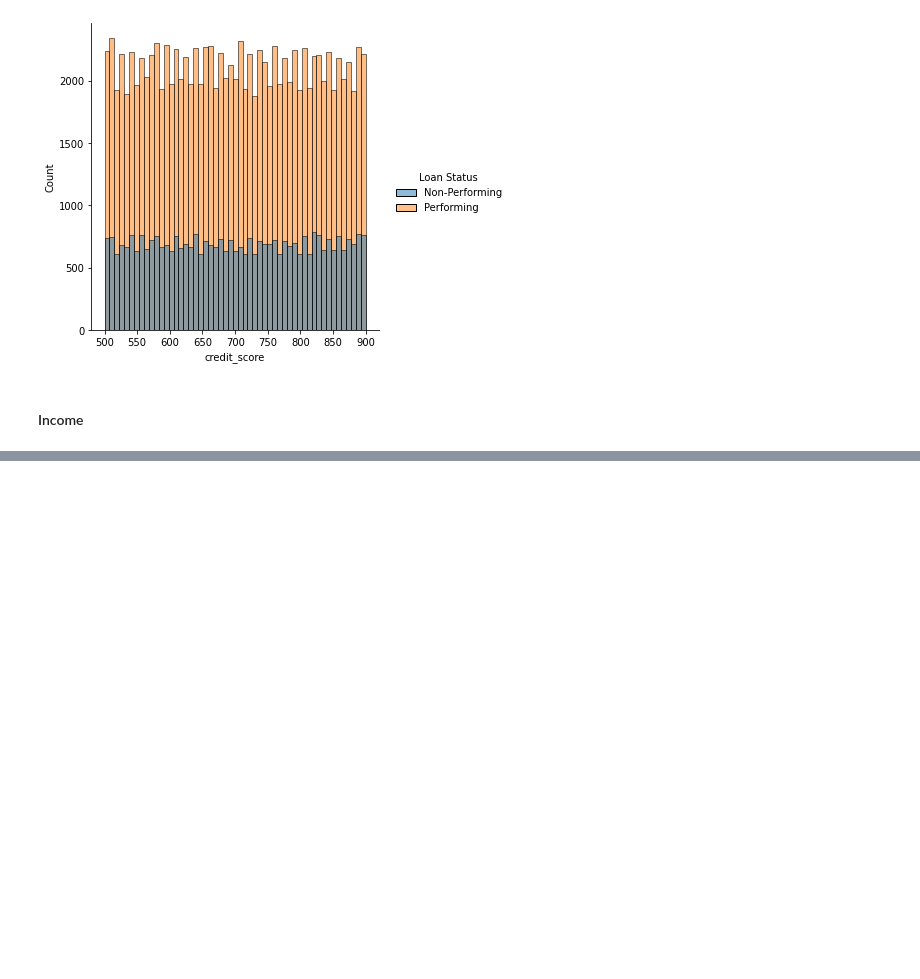
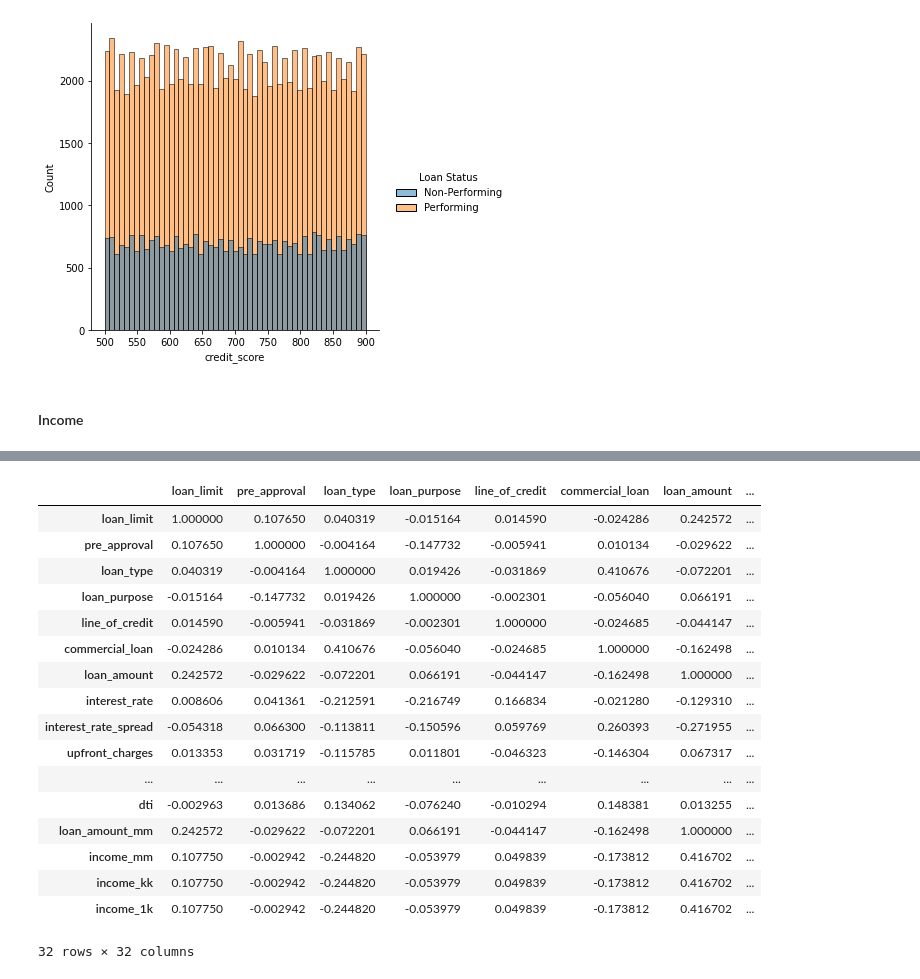
Before and after one commit to bjpayne/mortgage-underwriting-assistant, a Jupyter notebook: report-notebook.ipynb, the cells around one changed output, grey strips where cells are left out. Cells and saved outputs as stored; diff of their text form; code cells hidden in the pictures; blank space fills up the shorter version.

```diff
--- a/report-notebook.ipynb
+++ b/report-notebook.ipynb
@@ -72,0 +94,21 @@ sns.displot(da)
+# %%
+dataset.corr()
+# %% [output]
+|  | loan_limit | pre_approval | loan_type | loan_purpose | line_of_credit | commercial_loan | loan_amount | ... |
+| loan_limit | 1.000000 | 0.107650 | 0.040319 | -0.015164 | 0.014590 | -0.024286 | 0.242572 | ... |
+| pre_approval | 0.107650 | 1.000000 | -0.004164 | -0.147732 | -0.005941 | 0.010134 | -0.029622 | ... |
+| loan_type | 0.040319 | -0.004164 | 1.000000 | 0.019426 | -0.031869 | 0.410676 | -0.072201 | ... |
+| loan_purpose | -0.015164 | -0.147732 | 0.019426 | 1.000000 | -0.002301 | -0.056040 | 0.066191 | ... |
+| line_of_credit | 0.014590 | -0.005941 | -0.031869 | -0.002301 | 1.000000 | -0.024685 | -0.044147 | ... |
+| commercial_loan | -0.024286 | 0.010134 | 0.410676 | -0.056040 | -0.024685 | 1.000000 | -0.162498 | ... |
+| loan_amount | 0.242572 | -0.029622 | -0.072201 | 0.066191 | -0.044147 | -0.162498 | 1.000000 | ... |
+| interest_rate | 0.008606 | 0.041361 | -0.212591 | -0.216749 | 0.166834 | -0.021280 | -0.129310 | ... |
+| interest_rate_spread | -0.054318 | 0.066300 | -0.113811 | -0.150596 | 0.059769 | 0.260393 | -0.271955 | ... |
+| upfront_charges | 0.013353 | 0.031719 | -0.115785 | 0.011801 | -0.046323 | -0.146304 | 0.067317 | ... |
+| ... | ... | ... | ... | ... | ... | ... | ... | ... |
+| dti | -0.002963 | 0.013686 | 0.134062 | -0.076240 | -0.010294 | 0.148381 | 0.013255 | ... |
+| loan_amount_mm | 0.242572 | -0.029622 | -0.072201 | 0.066191 | -0.044147 | -0.162498 | 1.000000 | ... |
+| income_mm | 0.107750 | -0.002942 | -0.244820 | -0.053979 | 0.049839 | -0.173812 | 0.416702 | ... |
+| income_kk | 0.107750 | -0.002942 | -0.244820 | -0.053979 | 0.049839 | -0.173812 | 0.416702 | ... |
+| income_1k | 0.107750 | -0.002942 | -0.244820 | -0.053979 | 0.049839 | -0.173812 | 0.416702 | ... |
+32 rows × 32 columns
```
Also changed, not shown: parts of 9 cells of this notebook, 2 other files.
